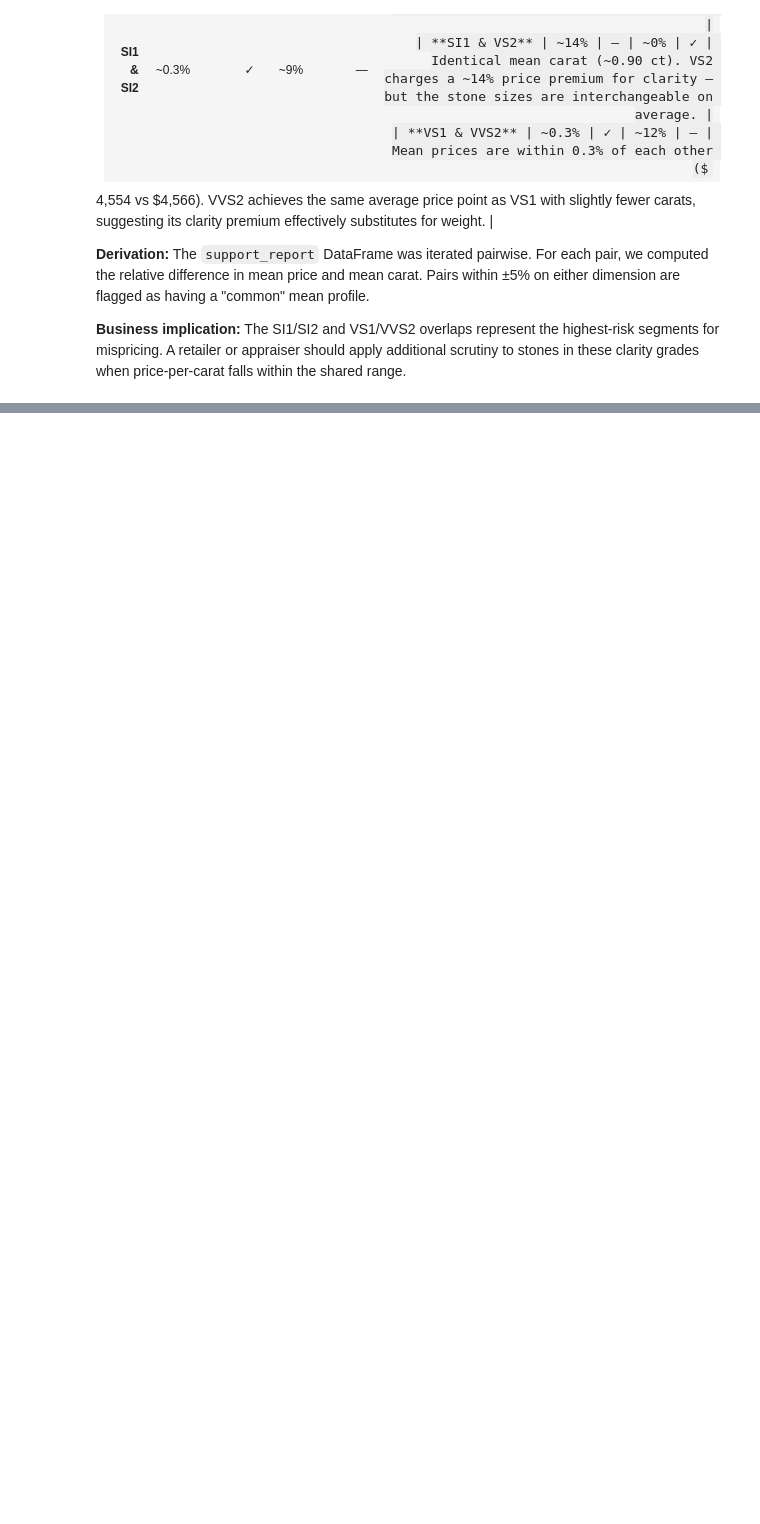
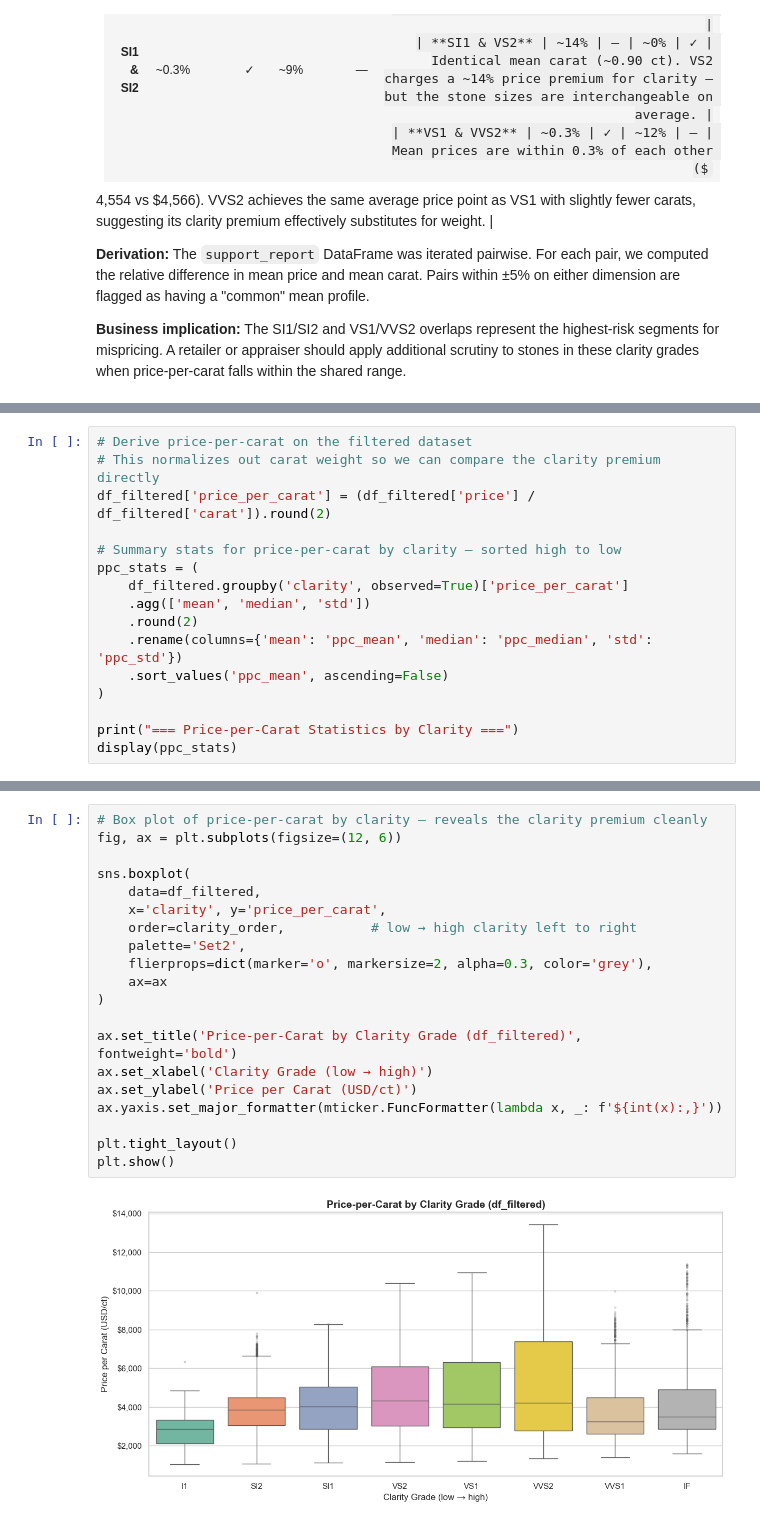
Before and after one commit to akaseahawk/wilcore-interview-DS2, a Jupyter notebook: diamond_analysis.ipynb, the cells around one changed output, grey strips where cells are left out. Drawn from its saved outputs; the diff is of its cells as text; some formulas as TeX source; blank space fills up the shorter version.

Commit message:
Add price-per-carat analysis, predictive model, and mispricing residual analysis

```diff
--- a/diamond_analysis.ipynb
+++ b/diamond_analysis.ipynb
@@ -668,0 +663,16 @@ despite the clarity grade difference.
+# %%
+# Derive price-per-carat on the filtered dataset
+# This normalizes out carat weight so we can compare the clarity premium directly
+df_filtered['price_per_carat'] = (df_filtered['price'] / df_filtered['carat']).round(2)
+
+# Summary stats for price-per-carat by clarity — sorted high to low
+ppc_stats = (
+    df_filtered.groupby('clarity', observed=True)['price_per_carat']
+    .agg(['mean', 'median', 'std'])
+    .round(2)
+    .rename(columns={'mean': 'ppc_mean', 'median': 'ppc_median', 'std': 'ppc_std'})
+    .sort_values('ppc_mean', ascending=False)
+)
+
+print("=== Price-per-Carat Statistics by Clarity ===")
+display(ppc_stats)
@@ -668,0 +691,22 @@ despite the clarity grade difference.
+# %%
+# Box plot of price-per-carat by clarity — reveals the clarity premium cleanly
+fig, ax = plt.subplots(figsize=(12, 6))
+
+sns.boxplot(
+    data=df_filtered,
+    x='clarity', y='price_per_carat',
+    order=clarity_order,           # low → high clarity left to right
+    palette='Set2',
+    flierprops=dict(marker='o', markersize=2, alpha=0.3, color='grey'),
+    ax=ax
+)
+
+ax.set_title('Price-per-Carat by Clarity Grade (df_filtered)', fontweight='bold')
+ax.set_xlabel('Clarity Grade (low → high)')
+ax.set_ylabel('Price per Carat (USD/ct)')
+ax.yaxis.set_major_formatter(mticker.FuncFormatter(lambda x, _: f'${int(x):,}'))
+
+plt.tight_layout()
+plt.show()
+# %% [output]
+[figure, added]
```
Also changed, not shown: parts of 20 cells of this notebook, 1 other file.
